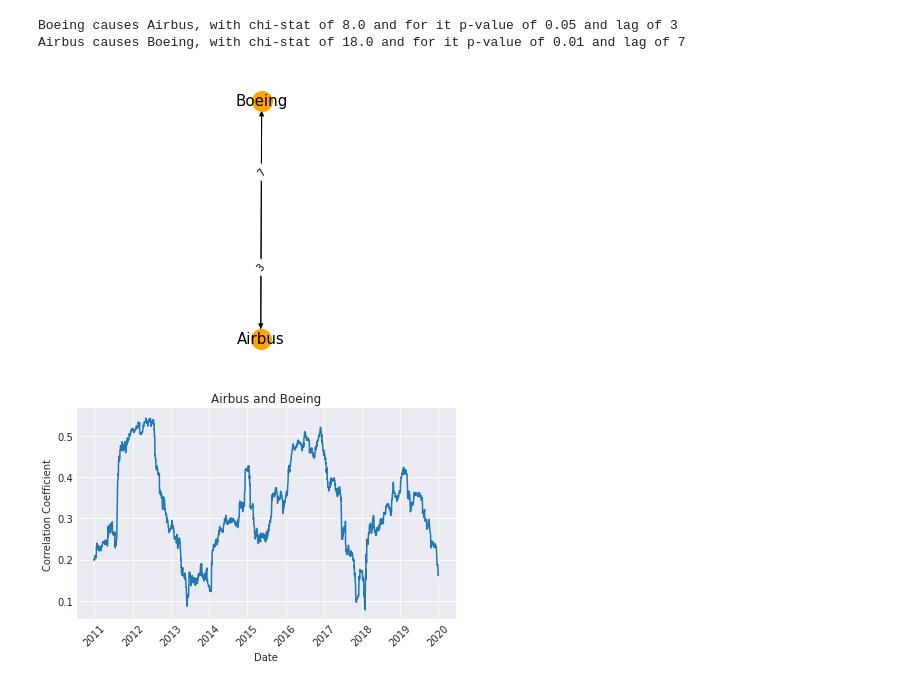
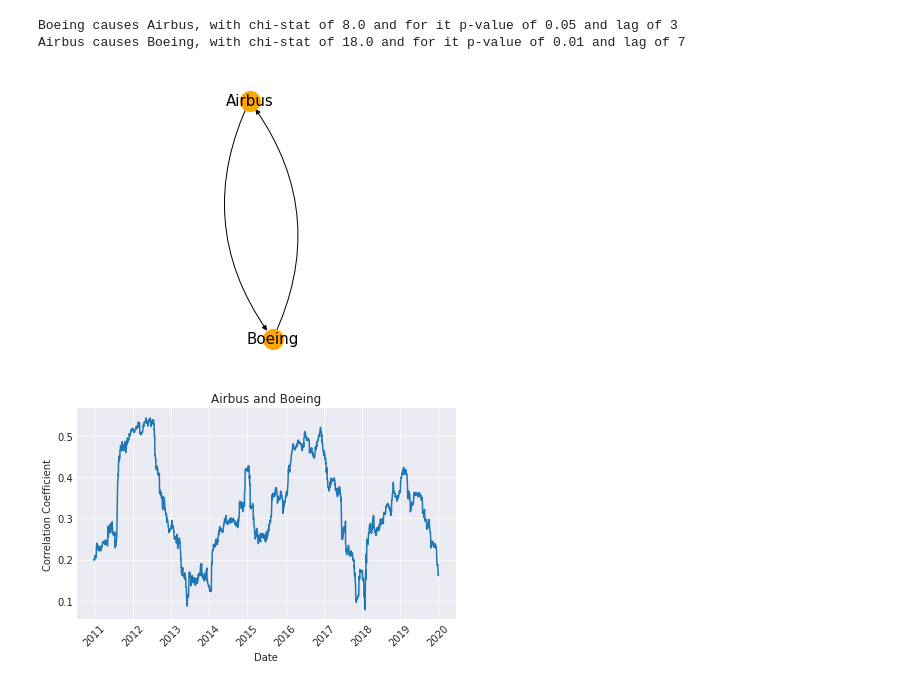
Before and after one commit to winac/FYP, a Jupyter notebook: FYP.ipynb, the cells around one changed output. Saved outputs shown, nothing was run; the diff lists cells and outputs as text; code cells hidden in the pictures.

```diff
--- a/FYP.ipynb
+++ b/FYP.ipynb
@@ -190,12 +190,17 @@ def granger_network(matrix, signif=0.05, labels=None):
 
   pos = nx.spring_layout(G)
 
+  if(labels == None):
+    connection_style = "arc3,rad=0.3"
+  else:
+    connection_style = "arc3,rad=0"
+
   # Plot the network:
-  nx.draw(G, pos, arrows=True, with_labels=True, node_color='orange', node_size=400, edge_color='black', linewidths=1, font_size=15)
+  nx.draw(G, pos, arrows=True, with_labels=True, node_color='orange', node_size=400, edge_color='black', linewidths=1, font_size=15, connectionstyle=connection_style)
 
   #Add labels
   if(labels != None):
-    nx.draw_networkx_edge_labels(G, pos, edge_labels=labels, label_pos=0.3)
+    nx.draw_networkx_edge_labels(G, pos, edge_labels=labels)
 
   #Scale Figure
   l,r = plt.xlim()
@@ -544,9 +549,9 @@ labels = get_labels_causation(granger_matrix, maxlag=90)
 Boeing causes Airbus, with chi-stat of 8.0 and for it p-value of 0.05 and lag of 3
 Airbus causes Boeing, with chi-stat of 18.0 and for it p-value of 0.01 and lag of 7
 # %%
-granger_network(granger_matrix, signif=0.05, labels=labels)
+granger_network(granger_matrix, signif=0.05)
 # %% [output]
-[figure, old version]
+[figure, new version]
 # %%
 rolling_correlation(transform_data["Airbus"], transform_data["Boeing"], "Airbus", "Boeing", 252)
 # %% [output]
```
Also changed, not shown: parts of 2 cells of this notebook.
